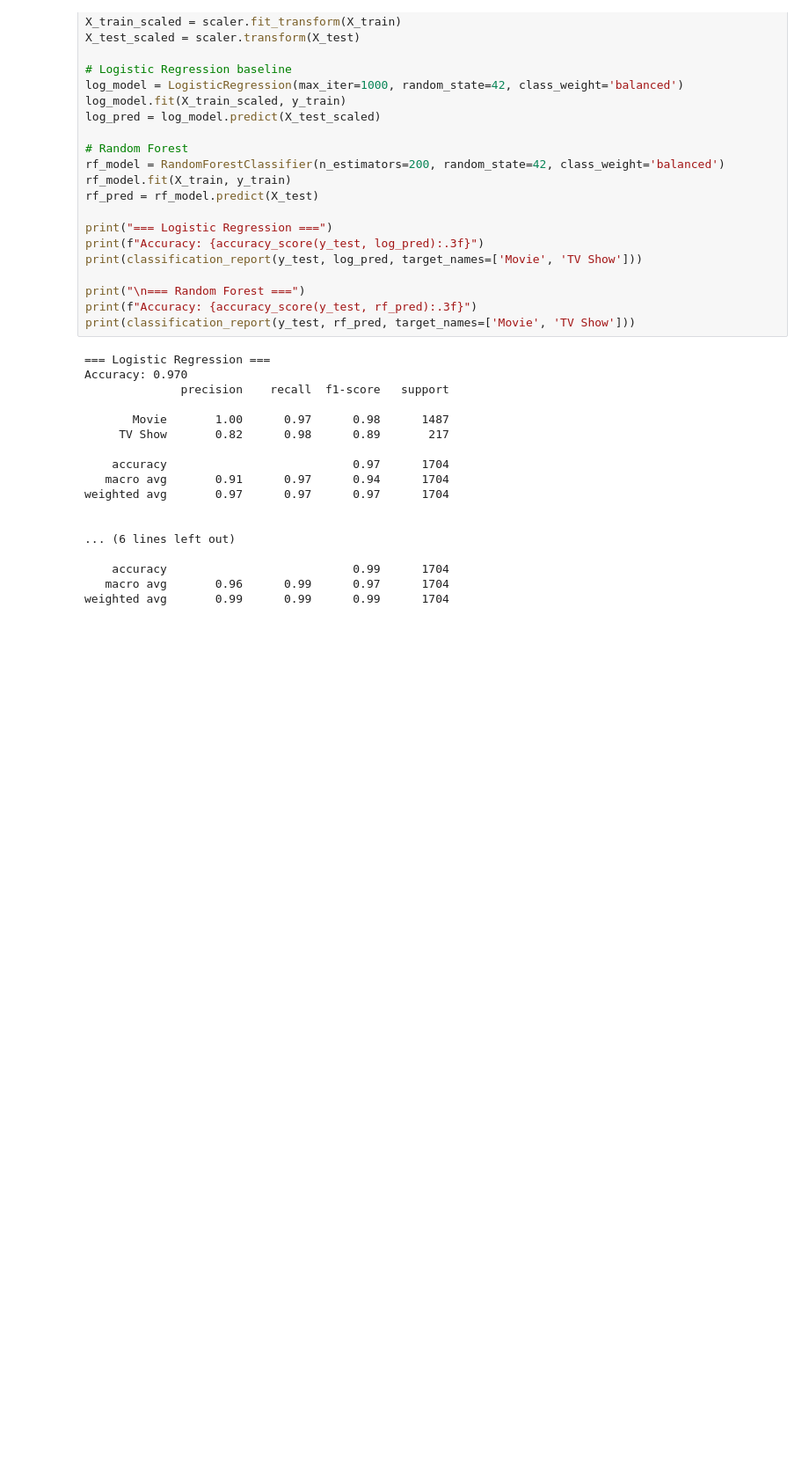
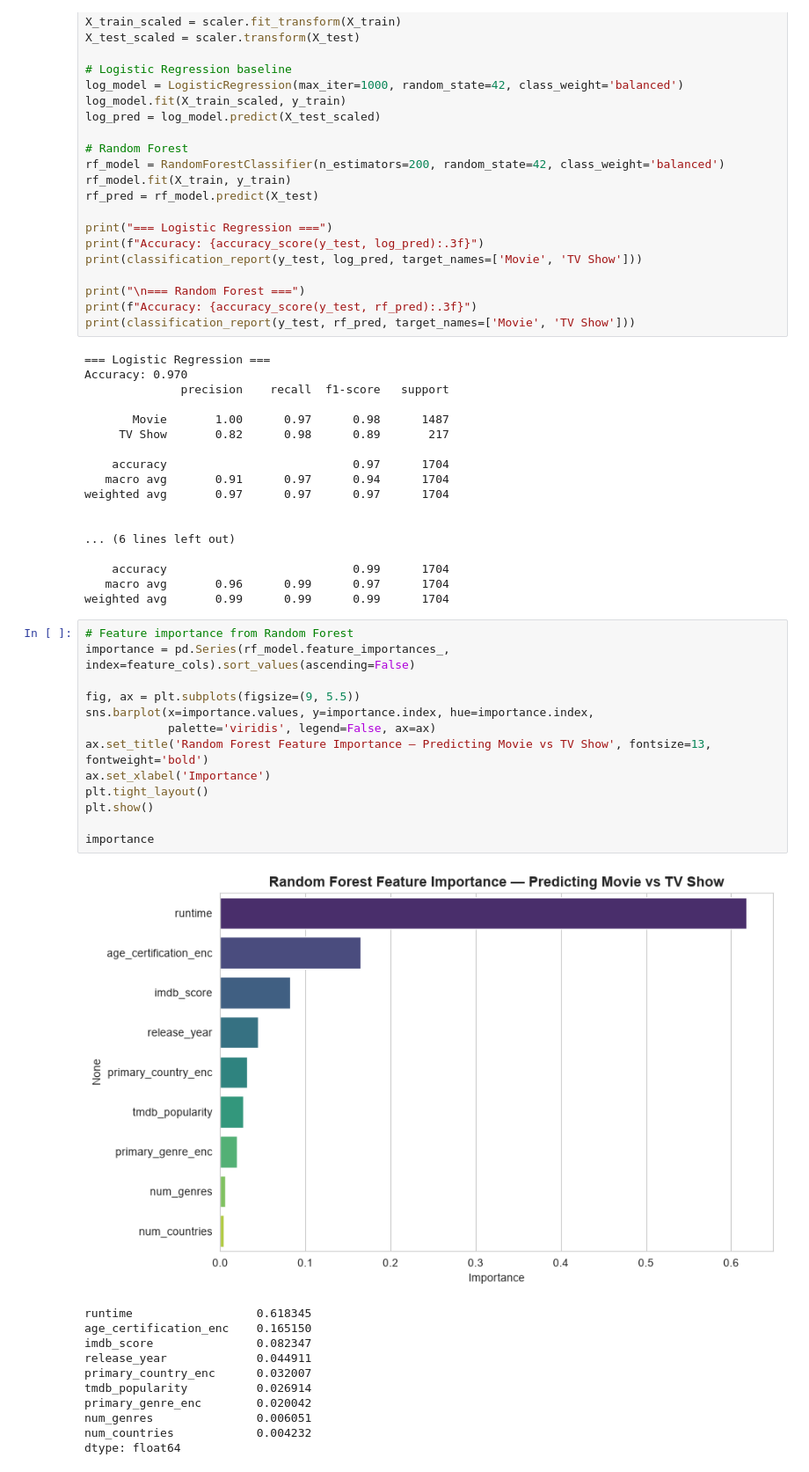
Before and after one commit to Engineer-purvesh18/Amazon_Analysis, a Jupyter notebook: AmazonPrime_Analysis.ipynb, the cells around one changed output. Shown at 88% size. Drawn from its saved outputs; the diff is of its cells as text; blank space fills up the shorter version.

```diff
--- a/AmazonPrime_Analysis.ipynb
+++ b/AmazonPrime_Analysis.ipynb
@@ -871,3 +871,28 @@ weighted avg       0.97      0.97      0.97      1704
     accuracy                           0.99      1704
    macro avg       0.96      0.99      0.97      1704
 weighted avg       0.99      0.99      0.99      1704
+# %%
+# Feature importance from Random Forest
+importance = pd.Series(rf_model.feature_importances_, index=feature_cols).sort_values(ascending=False)
+
+fig, ax = plt.subplots(figsize=(9, 5.5))
+sns.barplot(x=importance.values, y=importance.index, hue=importance.index,
+            palette='viridis', legend=False, ax=ax)
+ax.set_title('Random Forest Feature Importance — Predicting Movie vs TV Show', fontsize=13, fontweight='bold')
+ax.set_xlabel('Importance')
+plt.tight_layout()
+plt.show()
+
+importance
+# %% [output]
+[figure, added]
+runtime                  0.618345
+age_certification_enc    0.165150
+imdb_score               0.082347
+release_year             0.044911
+primary_country_enc      0.032007
+tmdb_popularity          0.026914
+primary_genre_enc        0.020042
+num_genres               0.006051
+num_countries            0.004232
+dtype: float64
```
Also changed, not shown: parts of 2 cells of this notebook.
